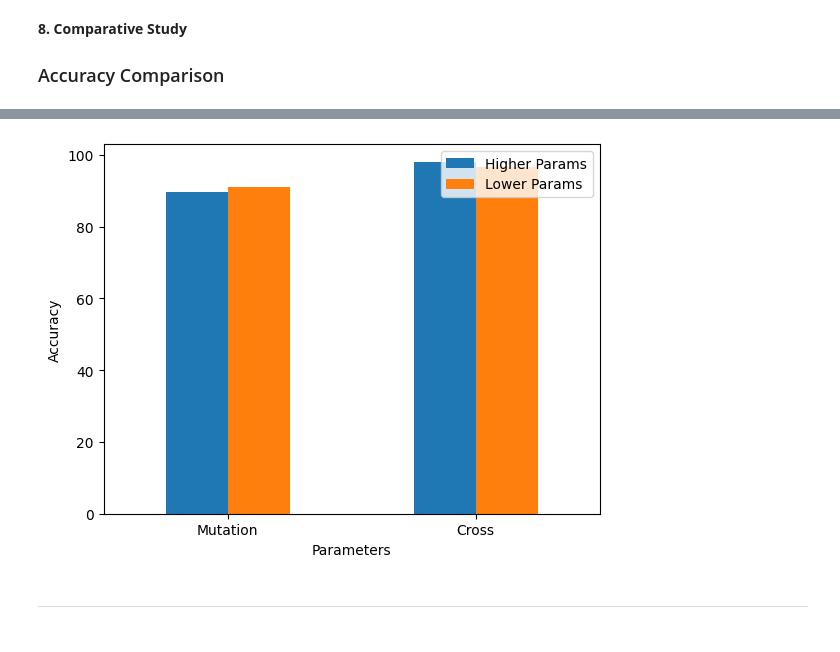
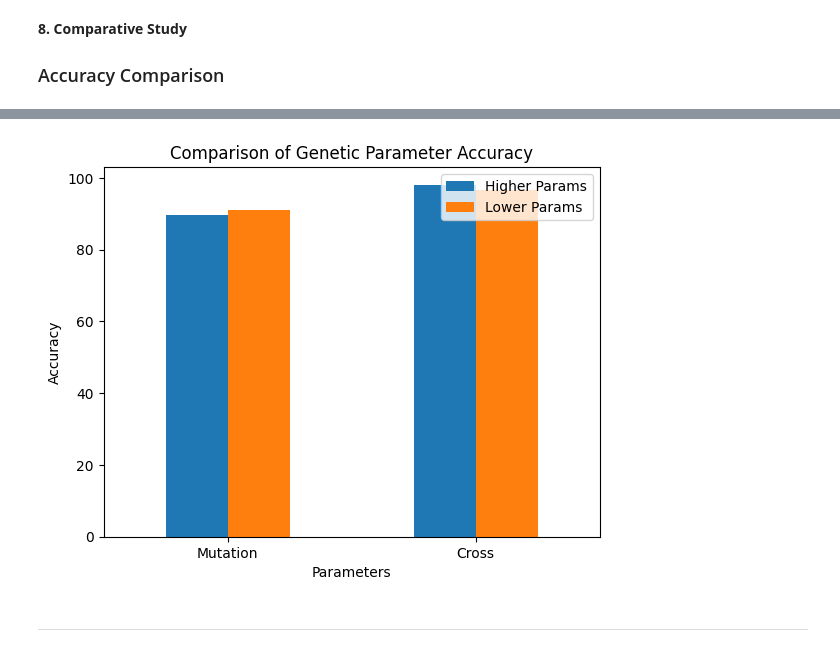
Before and after one commit to NatashaNaima/AI-KnapsackProblem, a Jupyter notebook: CSI4106_A1_Template.ipynb, the cells around one changed output, grey strips where cells are left out. Saved outputs shown, nothing was run; the diff lists cells and outputs as text; code cells hidden in the pictures.

```diff
--- a/CSI4106_A1_Template.ipynb
+++ b/CSI4106_A1_Template.ipynb
@@ -540,20 +540,20 @@ ax = df.plot.bar(rot=0, xlabel='Parameters', ylabel='Accuracy')
 # %%
 higher = [np.mean(solutions_mut_higher) * 100, np.mean(solutions_cross_higher) * 100]
 lower = [np.mean(solutions_mut_lower) * 100, np.mean(solutions_cross_lower) * 100]
 
 index = ['Mutation', 'Cross']
 
 df = pd.DataFrame(
 	{
 		'Higher Params': higher,
 		'Lower Params': lower
 	},
 	index=index
 )
 
-ax = df.plot.bar(rot=0, xlabel='Parameters', ylabel='Accuracy')
+ax = df.plot.bar(rot=0, xlabel='Parameters', ylabel='Accuracy', title='Comparison of Genetic Parameter Accuracy')
 # %% [output]
-[figure, old version]
+[figure, new version]
 # %% [markdown]
 --------------------------------------------------------------------------
 # %% [markdown]
```
Also changed, not shown: parts of 2 cells of this notebook.
